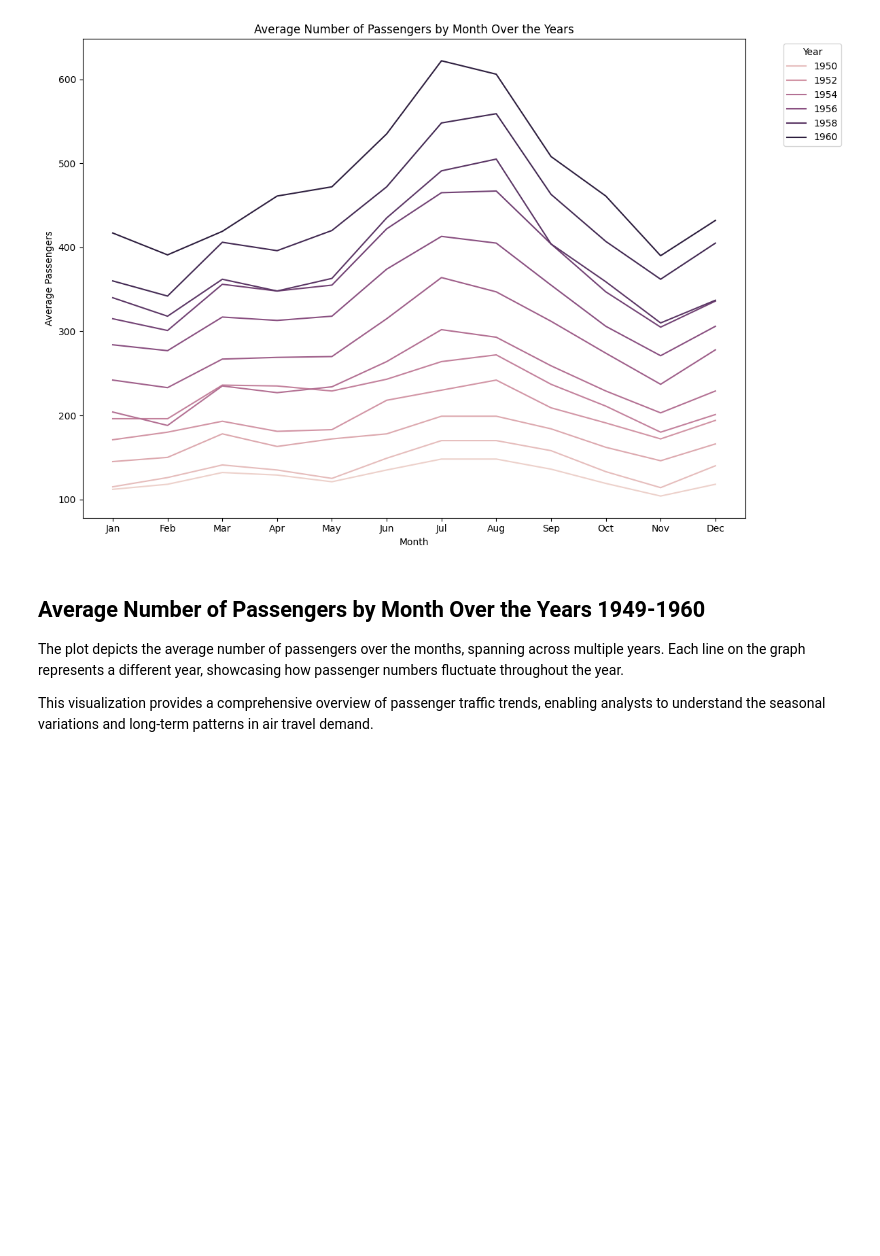
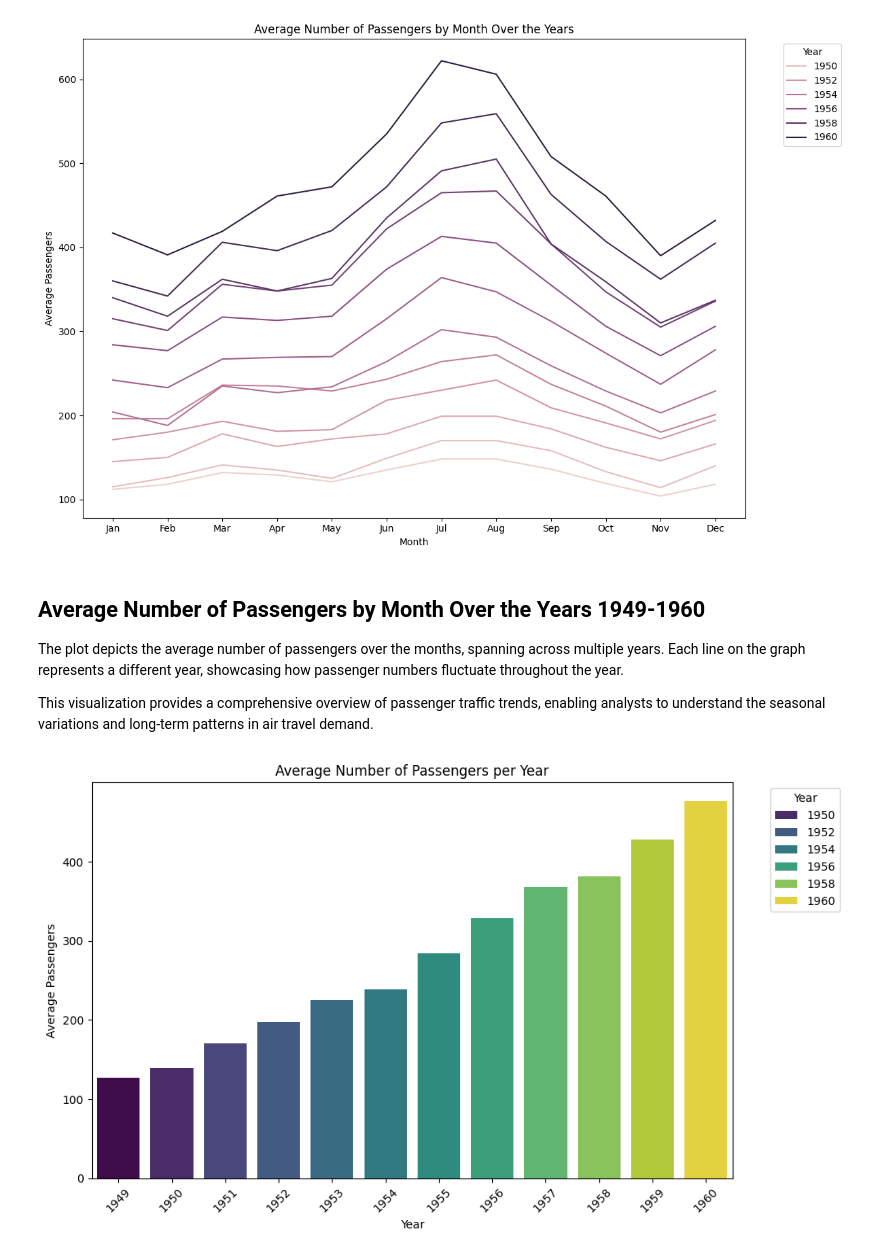
Before and after one commit to drodmay1/datafun-06-eda, a Jupyter notebook: david_eda.ipynb, the cells around one changed output. Drawn from its saved outputs; the diff is of its cells as text; code cells hidden in the pictures; blank space fills up the shorter version.

Commit message:
Average Number of Passengers per Year added

```diff
--- a/david_eda.ipynb
+++ b/david_eda.ipynb
@@ -204,3 +204,18 @@ plt.show()
 The plot depicts the average number of passengers over the months, spanning across multiple years. Each line on the graph represents a different year, showcasing how passenger numbers fluctuate throughout the year.
 
 This visualization provides a comprehensive overview of passenger traffic trends, enabling analysts to understand the seasonal variations and long-term patterns in air travel demand.
+# %%
+## Data Dstribution: Average number of passenger per year
+
+# Plotting the average number of passengers by year
+plt.figure(figsize=(10, 6))
+sns.barplot(data=average_passengers_per_year, x='year', y='passengers', hue='year', palette='viridis', dodge=False)
+plt.title('Average Number of Passengers per Year')
+plt.xlabel('Year')
+plt.ylabel('Average Passengers')
+plt.xticks(rotation=45)
+plt.legend(title='Year', bbox_to_anchor=(1.05, 1), loc='upper left')
+plt.tight_layout()
+plt.show()
+# %% [output]
+[figure, added]
```
Also changed, not shown: parts of 1 cell of this notebook.
